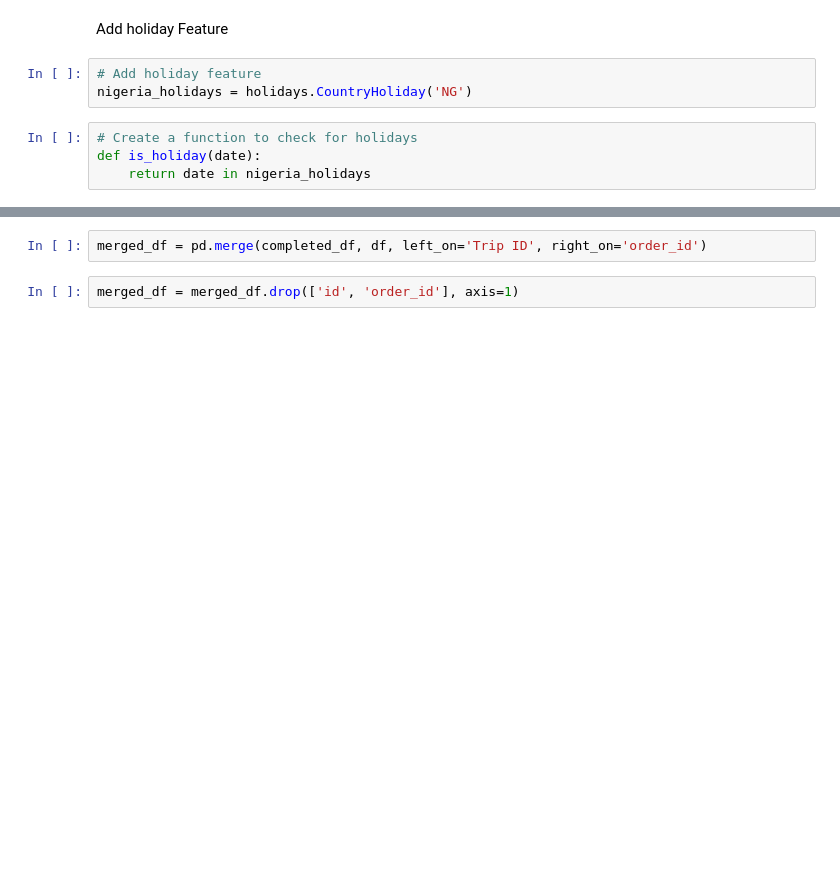
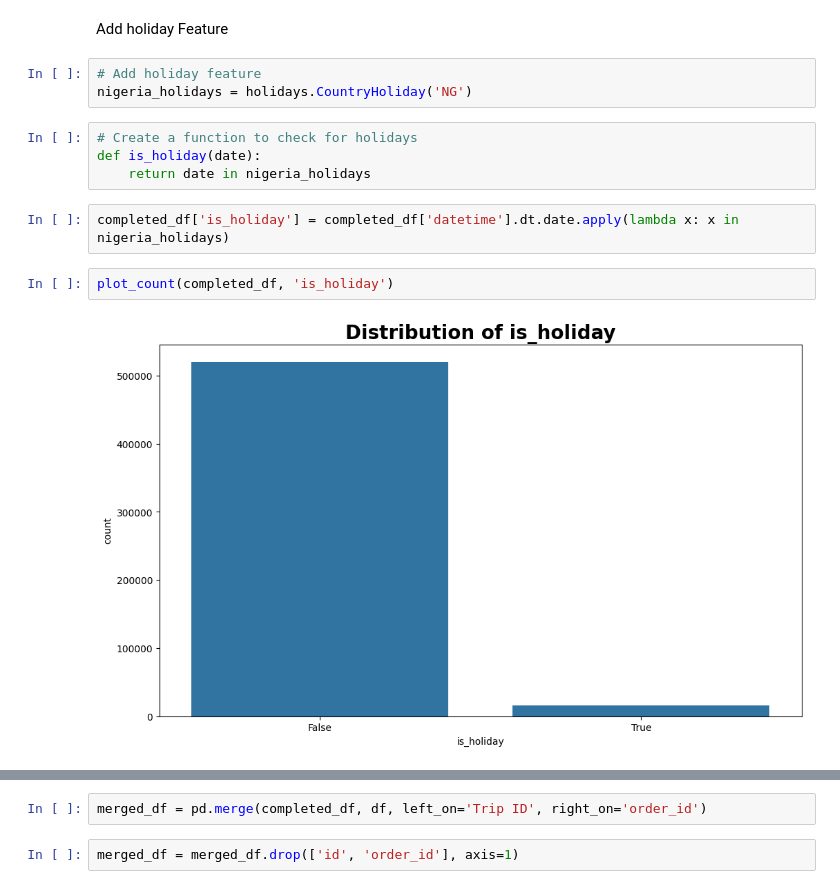
Before and after one commit to nyutu-grace/Logistic_optimization, a Jupyter notebook: notebooks/eda.ipynb, the cells around one changed output, grey strips where cells are left out. Cells and saved outputs as stored; diff of their text form; blank space fills up the shorter version.

```diff
--- a/notebooks/eda.ipynb
+++ b/notebooks/eda.ipynb
@@ -57,6 +91,12 @@ nigeria_holidays = holidays.CountryHoliday('NG')
 # Create a function to check for holidays
 def is_holiday(date):
     return date in nigeria_holidays
+# %%
+completed_df['is_holiday'] = completed_df['datetime'].dt.date.apply(lambda x: x in nigeria_holidays)
+# %%
+plot_count(completed_df, 'is_holiday')
+# %% [output]
+[figure, added]
 # %%
 completed_df
 # %% [output]
```
Also changed, not shown: parts of 20 cells of this notebook, 5 other files.
